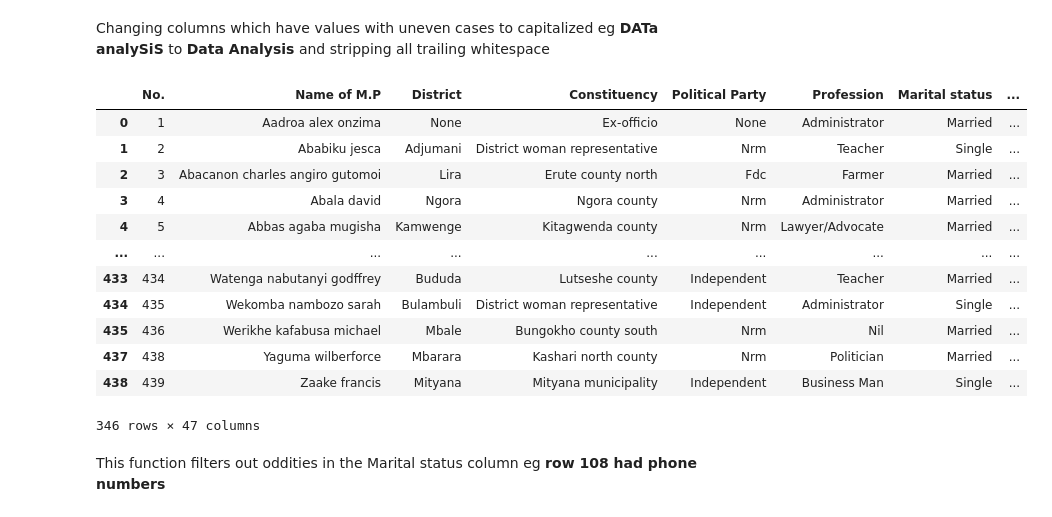
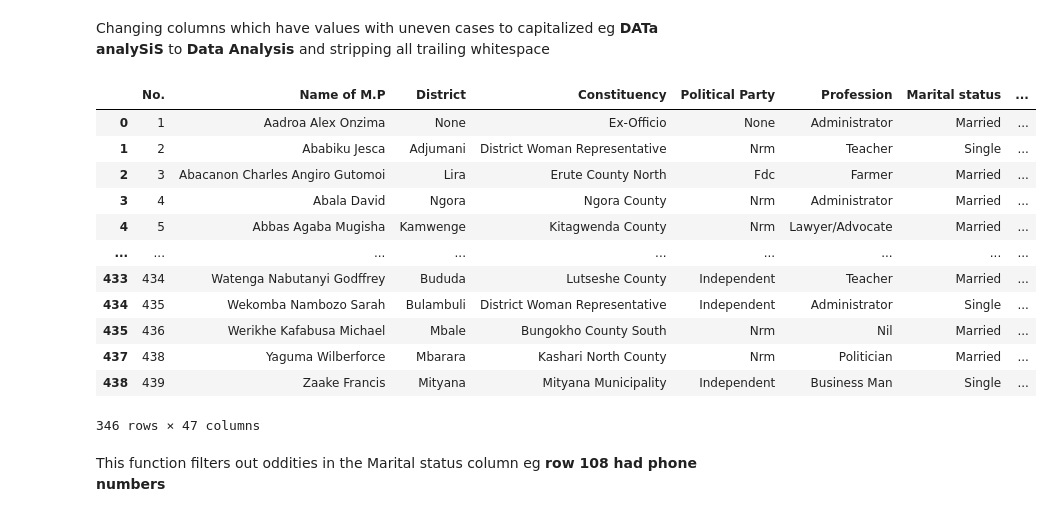
Before and after one commit to ssembatyaisaac/data_analysis, a Jupyter notebook: MPS.ipynb, the cells around one changed output. Saved outputs shown, nothing was run; the diff lists cells and outputs as text; code cells hidden in the pictures.

```diff
--- a/MPS.ipynb
+++ b/MPS.ipynb
@@ -119,10 +119,10 @@ df2[['Date of Birth','P.L.E Year','U.C.E Year','U.A.C.E Year','Year of first Deg
 Changing columns which have values with uneven cases to capitalized eg **DATa analySiS** to **Data Analysis**
 and stripping all trailing whitespace
 # %%
-df2['Name of M.P']= df2['Name of M.P'].str.strip().str.capitalize()
-df2['District']= df2['District'].str.strip().str.capitalize()
-df2['Constituency'] = df2['Constituency'].str.strip().str.capitalize()
-df2['Political Party']= df2['Political Party'].str.strip().str.capitalize()
+df2['Name of M.P']= df2['Name of M.P'].str.strip().str.title()
+df2['District']= df2['District'].str.strip().str.title()
+df2['Constituency'] = df2['Constituency'].str.strip().str.title()
+df2['Political Party']= df2['Political Party'].str.strip().str.title()
 df2['Profession'] = df2['Profession'].str.strip().str.title()
 df2['Marital status'] = df2['Marital status'].str.strip().str.title()
 df2['U.C.E School'] = df2['U.C.E School'].str.strip().str.title()
@@ -132,48 +132,44 @@ df2['University of First Degree'] = df2['University of First Degree'].str.strip(
 df2['Second Degree'] = df2['Second Degree'].str.strip().str.title()
 df2['University of Second Degree'] = df2['University of Second Degree'].str.strip().str.title()
 df2['Third Degree'] = df2['Third Degree'].str.strip().str.title()
 df2['University of Third Degree'] = df2['University of Third Degree'].str.strip().str.title()
 df2['Other Qualifications'] = df2['Other Qualifications'].str.strip().str.title()
 df2['Past Job_1'] = df2['Past Job_1'].str.strip().str.title()
 df2['Past Job_2'] = df2['Past Job_2'].str.strip().str.title()
 df2['Past Job_3'] = df2['Past Job_3'].str.strip().str.title()
 df2['Past Job_4'] = df2['Past Job_4'].str.strip().str.title()
 df2['Past Job_5'] = df2['Past Job_5'].str.strip().str.title()
 df2['Past Job_6'] = df2['Past Job_6'].str.strip().str.title()
 df2['Past Job_7'] = df2['Past Job_7'].str.strip().str.title()
 df2['Past Job_8'] = df2['Past Job_8'].str.strip().str.title()
 df2['Past Job_9'] = df2['Past Job_9'].str.strip().str.title()
 df2['Past Job_10'] = df2['Past Job_10'].str.strip().str.title()
 df2['Hobbies'] = df2['Hobbies'].str.strip().str.title()
 df2['Special Interests'] = df2['Special Interests'].str.strip().str.title()
 df2['Other Information'] = df2['Other Information'].str.strip().str.title()
 df2['Professional Body Membership'] = df2['Professional Body Membership'].str.strip().str.title()
 df2['Committee_1'] = df2['Committee_1'].str.strip().str.title()
 df2['Role on Committee 1'] = df2['Role on Committee 1'].str.strip().str.title()
 df2['Committee_2'] = df2['Committee_2'].str.strip().str.title()
 df2['Role on Committee 2'] = df2['Role on Committee 2'].str.strip().str.title()
 df2['Committee_3'] = df2['Committee_3'].str.strip().str.title()
 df2['Role on Committee 3'] = df2['Role on Committee 3'].str.strip().str.title()
 df2['Committee_4'] = df2['Committee_4'].str.strip().str.title()
 df2['Role on Committee 4'] = df2['Role on Committee 4'].str.strip().str.title()
-df2['Committee_1'] = df2['Committee_1'].str.strip().str.title()
-df2['Role on Committee 1'] = df2['Role on Committee 1'].str.strip().str.title()
-
-
 df2
 # %% [output]
 |  | No. | Name of M.P | District | Constituency | Political Party | Profession | Marital status | ... |
-| 0 | 1 | Aadroa alex onzima | None | Ex-officio | None | Administrator | Married | ... |
-| 1 | 2 | Ababiku jesca | Adjumani | District woman representative | Nrm | Teacher | Single | ... |
-| 2 | 3 | Abacanon charles angiro gutomoi | Lira | Erute county north | Fdc | Farmer | Married | ... |
-| 3 | 4 | Abala david | Ngora | Ngora county | Nrm | Administrator | Married | ... |
-| 4 | 5 | Abbas agaba mugisha | Kamwenge | Kitagwenda county | Nrm | Lawyer/Advocate | Married | ... |
+| 0 | 1 | Aadroa Alex Onzima | None | Ex-Officio | None | Administrator | Married | ... |
+| 1 | 2 | Ababiku Jesca | Adjumani | District Woman Representative | Nrm | Teacher | Single | ... |
+| 2 | 3 | Abacanon Charles Angiro Gutomoi | Lira | Erute County North | Fdc | Farmer | Married | ... |
+| 3 | 4 | Abala David | Ngora | Ngora County | Nrm | Administrator | Married | ... |
+| 4 | 5 | Abbas Agaba Mugisha | Kamwenge | Kitagwenda County | Nrm | Lawyer/Advocate | Married | ... |
 | ... | ... | ... | ... | ... | ... | ... | ... | ... |
-| 433 | 434 | Watenga nabutanyi godffrey | Bududa | Lutseshe county | Independent | Teacher | Married | ... |
-| 434 | 435 | Wekomba nambozo sarah | Bulambuli | District woman representative | Independent | Administrator | Single | ... |
-| 435 | 436 | Werikhe kafabusa michael | Mbale | Bungokho county south | Nrm | Nil | Married | ... |
-| 437 | 438 | Yaguma wilberforce | Mbarara | Kashari north county | Nrm | Politician | Married | ... |
-| 438 | 439 | Zaake francis | Mityana | Mityana municipality | Independent | Business Man | Single | ... |
+| 433 | 434 | Watenga Nabutanyi Godffrey | Bududa | Lutseshe County | Independent | Teacher | Married | ... |
+| 434 | 435 | Wekomba Nambozo Sarah | Bulambuli | District Woman Representative | Independent | Administrator | Single | ... |
+| 435 | 436 | Werikhe Kafabusa Michael | Mbale | Bungokho County South | Nrm | Nil | Married | ... |
+| 437 | 438 | Yaguma Wilberforce | Mbarara | Kashari North County | Nrm | Politician | Married | ... |
+| 438 | 439 | Zaake Francis | Mityana | Mityana Municipality | Independent | Business Man | Single | ... |
 346 rows × 47 columns
 # %% [markdown]
 This function filters out oddities in the Marital status column eg **row 108 had phone numbers**
```
